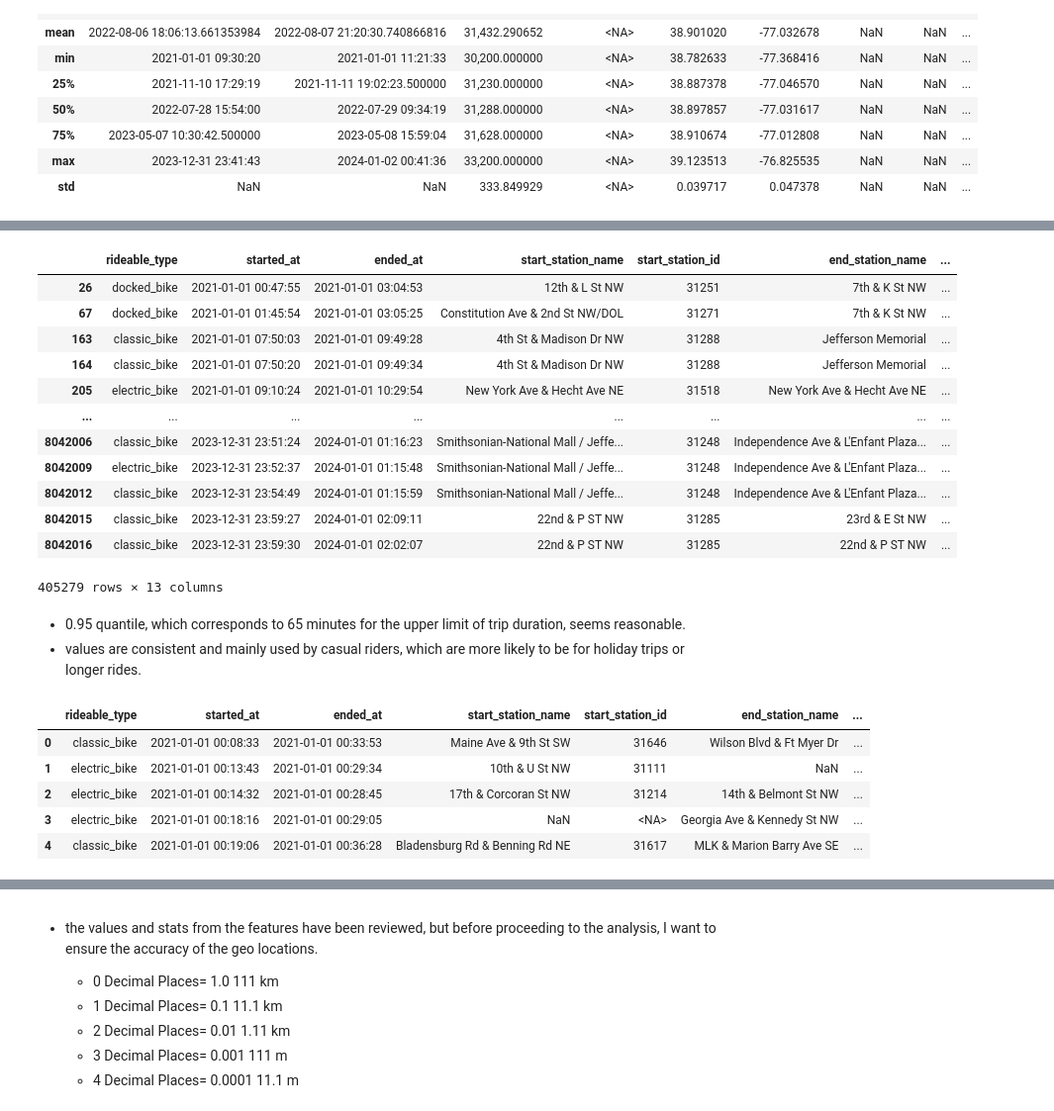
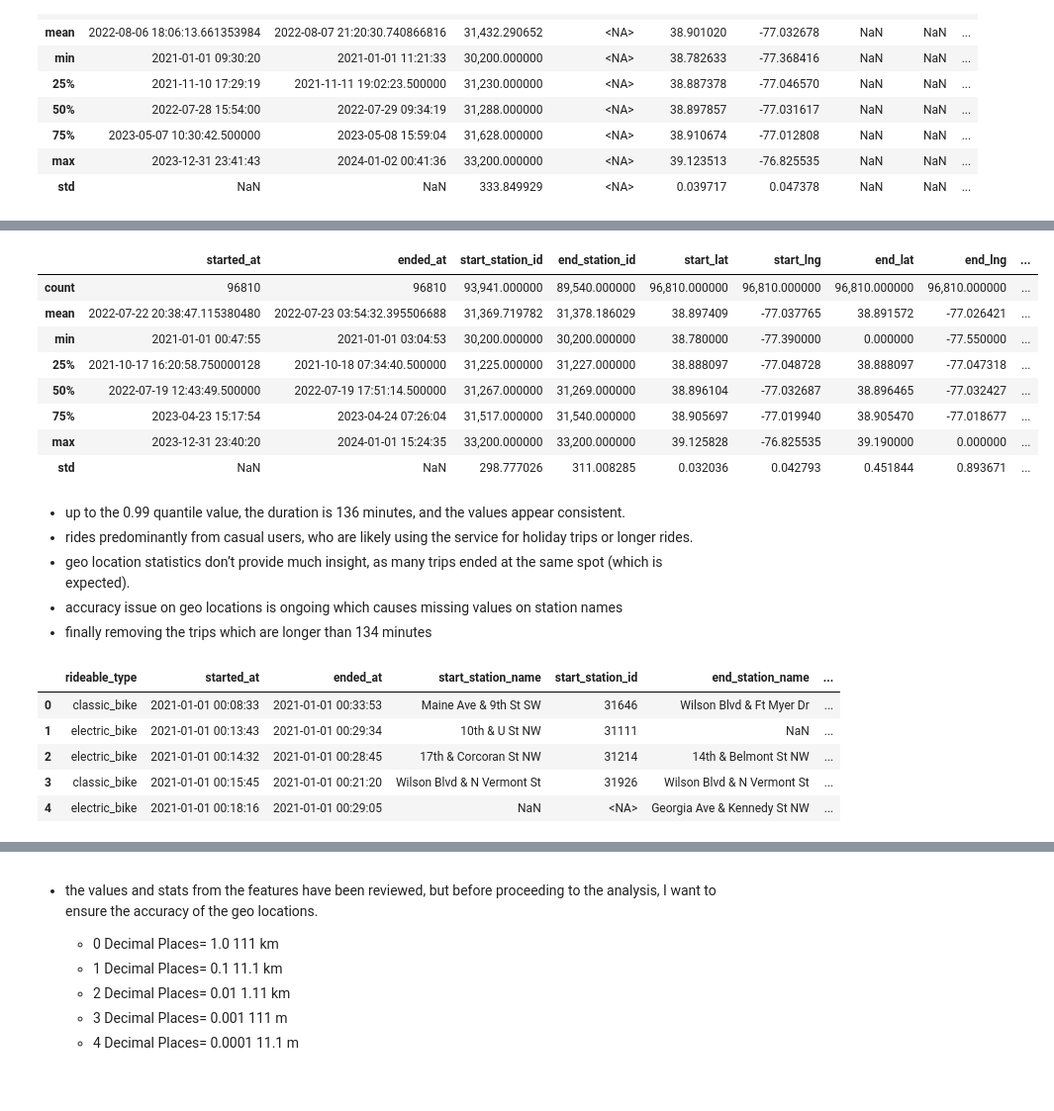
Before and after one commit to airsahin/Capital-Bike-Share, a Jupyter notebook: capital_bike_share.ipynb, the cells around one changed output, grey strips where cells are left out. Shown at 99% size. Cells and saved outputs as stored; diff of their text form; code cells hidden in the pictures; blank space fills up the shorter version.

```diff
--- a/capital_bike_share.ipynb
+++ b/capital_bike_share.ipynb
@@ -1398,5 +1347,5 @@ df.describe()
 # %%
-df = df[df['trip_duration'] >= 7].reset_index(drop=True)
+df = df[df['trip_duration'] >= 4].reset_index(drop=True)
 df.head()
 # %% [output]
 |  | rideable_type | started_at | ended_at | start_station_name | start_station_id | end_station_name | ... |
@@ -1412,4 +1373,4 @@ df['trip_duration'].quantile(0.95)
 # %%
-df_filtered = df[df['trip_duration'] >= 65]
-df_filtered.info()
+df_filtered = df[df['trip_duration'] > 136]
+df_filtered.tail(150).T
 # %% [output]
@@ -1436,32 +1391,31 @@ memory usage: 39.8+ MB
 # %%
-df_filtered
+df_filtered.describe()
 # %% [output]
-|  | rideable_type | started_at | ended_at | start_station_name | start_station_id | end_station_name | ... |
-| 26 | docked_bike | 2021-01-01 00:47:55 | 2021-01-01 03:04:53 | 12th & L St NW | 31251 | 7th & K St NW | ... |
-| 67 | docked_bike | 2021-01-01 01:45:54 | 2021-01-01 03:05:25 | Constitution Ave & 2nd St NW/DOL | 31271 | 7th & K St NW | ... |
-| 163 | classic_bike | 2021-01-01 07:50:03 | 2021-01-01 09:49:28 | 4th St & Madison Dr NW | 31288 | Jefferson Memorial | ... |
-| 164 | classic_bike | 2021-01-01 07:50:20 | 2021-01-01 09:49:34 | 4th St & Madison Dr NW | 31288 | Jefferson Memorial | ... |
-| 205 | electric_bike | 2021-01-01 09:10:24 | 2021-01-01 10:29:54 | New York Ave & Hecht Ave NE | 31518 | New York Ave & Hecht Ave NE | ... |
-| ... | ... | ... | ... | ... | ... | ... | ... |
-| 8042006 | classic_bike | 2023-12-31 23:51:24 | 2024-01-01 01:16:23 | Smithsonian-National Mall / Jeffe... | 31248 | Independence Ave & L'Enfant Plaza... | ... |
-| 8042009 | electric_bike | 2023-12-31 23:52:37 | 2024-01-01 01:15:48 | Smithsonian-National Mall / Jeffe... | 31248 | Independence Ave & L'Enfant Plaza... | ... |
-| 8042012 | classic_bike | 2023-12-31 23:54:49 | 2024-01-01 01:15:59 | Smithsonian-National Mall / Jeffe... | 31248 | Independence Ave & L'Enfant Plaza... | ... |
-| 8042015 | classic_bike | 2023-12-31 23:59:27 | 2024-01-01 02:09:11 | 22nd & P ST NW | 31285 | 23rd & E St NW | ... |
-| 8042016 | classic_bike | 2023-12-31 23:59:30 | 2024-01-01 02:02:07 | 22nd & P ST NW | 31285 | 22nd & P ST NW | ... |
+|  | started_at | ended_at | start_station_id | end_station_id | start_lat | start_lng | end_lat | end_lng | ... |
+| count | 96810 | 96810 | 93,941.000000 | 89,540.000000 | 96,810.000000 | 96,810.000000 | 96,810.000000 | 96,810.000000 | ... |
+| mean | 2022-07-22 20:38:47.115380480 | 2022-07-23 03:54:32.395506688 | 31,369.719782 | 31,378.186029 | 38.897409 | -77.037765 | 38.891572 | -77.026421 | ... |
+| min | 2021-01-01 00:47:55 | 2021-01-01 03:04:53 | 30,200.000000 | 30,200.000000 | 38.780000 | -77.390000 | 0.000000 | -77.550000 | ... |
+| 25% | 2021-10-17 16:20:58.750000128 | 2021-10-18 07:34:40.500000 | 31,225.000000 | 31,227.000000 | 38.888097 | -77.048728 | 38.888097 | -77.047318 | ... |
+| 50% | 2022-07-19 12:43:49.500000 | 2022-07-19 17:51:14.500000 | 31,267.000000 | 31,269.000000 | 38.896104 | -77.032687 | 38.896465 | -77.032427 | ... |
+| 75% | 2023-04-23 15:17:54 | 2023-04-24 07:26:04 | 31,517.000000 | 31,540.000000 | 38.905697 | -77.019940 | 38.905470 | -77.018677 | ... |
+| max | 2023-12-31 23:40:20 | 2024-01-01 15:24:35 | 33,200.000000 | 33,200.000000 | 39.125828 | -76.825535 | 39.190000 | 0.000000 | ... |
+| std | NaN | NaN | 298.777026 | 311.008285 | 0.032036 | 0.042793 | 0.451844 | 0.893671 | ... |
-405279 rows × 13 columns
-# %% [markdown]
-* 0.95 quantile, which corresponds to 65 minutes for the upper limit of trip duration, seems reasonable.
-* values are consistent and mainly used by casual riders, which are more likely to be for holiday trips or longer rides.
+# %% [markdown]
+* up to the 0.99 quantile value, the duration is 136 minutes, and the values appear consistent.
+* rides predominantly from casual users, who are likely using the service for holiday trips or longer rides.
+* geo location statistics don’t provide much insight, as many trips ended at the same spot (which is expected).
+* accuracy issue on geo locations is ongoing which causes missing values on station names
+* finally removing the trips which are longer than 134 minutes
 # %%
-df = df[df['trip_duration'] <= 65].reset_index(drop=True)
+df = df[df['trip_duration'] <= 136].reset_index(drop=True)
 df.head()
 # %% [output]
 |  | rideable_type | started_at | ended_at | start_station_name | start_station_id | end_station_name | ... |
 | 0 | classic_bike | 2021-01-01 00:08:33 | 2021-01-01 00:33:53 | Maine Ave & 9th St SW | 31646 | Wilson Blvd & Ft Myer Dr | ... |
 | 1 | electric_bike | 2021-01-01 00:13:43 | 2021-01-01 00:29:34 | 10th & U St NW | 31111 | NaN | ... |
 | 2 | electric_bike | 2021-01-01 00:14:32 | 2021-01-01 00:28:45 | 17th & Corcoran St NW | 31214 | 14th & Belmont St NW | ... |
-| 3 | electric_bike | 2021-01-01 00:18:16 | 2021-01-01 00:29:05 | NaN | <NA> | Georgia Ave & Kennedy St NW | ... |
-| 4 | classic_bike | 2021-01-01 00:19:06 | 2021-01-01 00:36:28 | Bladensburg Rd & Benning Rd NE | 31617 | MLK & Marion Barry Ave SE | ... |
+| 3 | classic_bike | 2021-01-01 00:15:45 | 2021-01-01 00:21:20 | Wilson Blvd & N Vermont St | 31926 | Wilson Blvd & N Vermont St | ... |
+| 4 | electric_bike | 2021-01-01 00:18:16 | 2021-01-01 00:29:05 | NaN | <NA> | Georgia Ave & Kennedy St NW | ... |
 # %%
 df.info()
 # %% [output]
```
Also changed, not shown: parts of 39 cells of this notebook.
